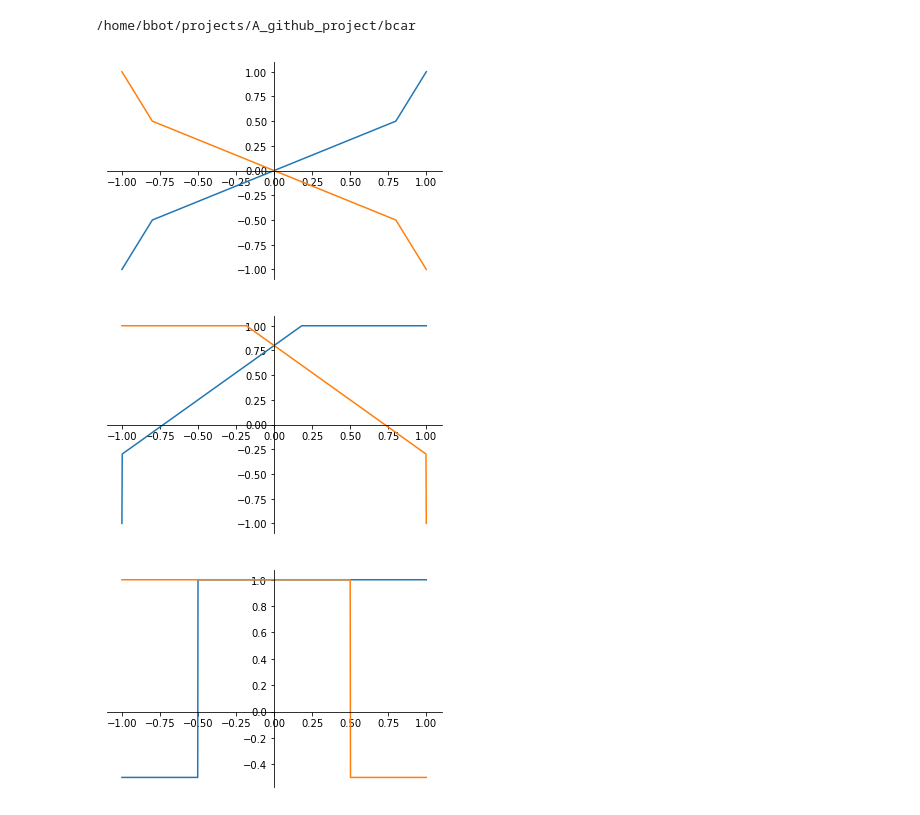
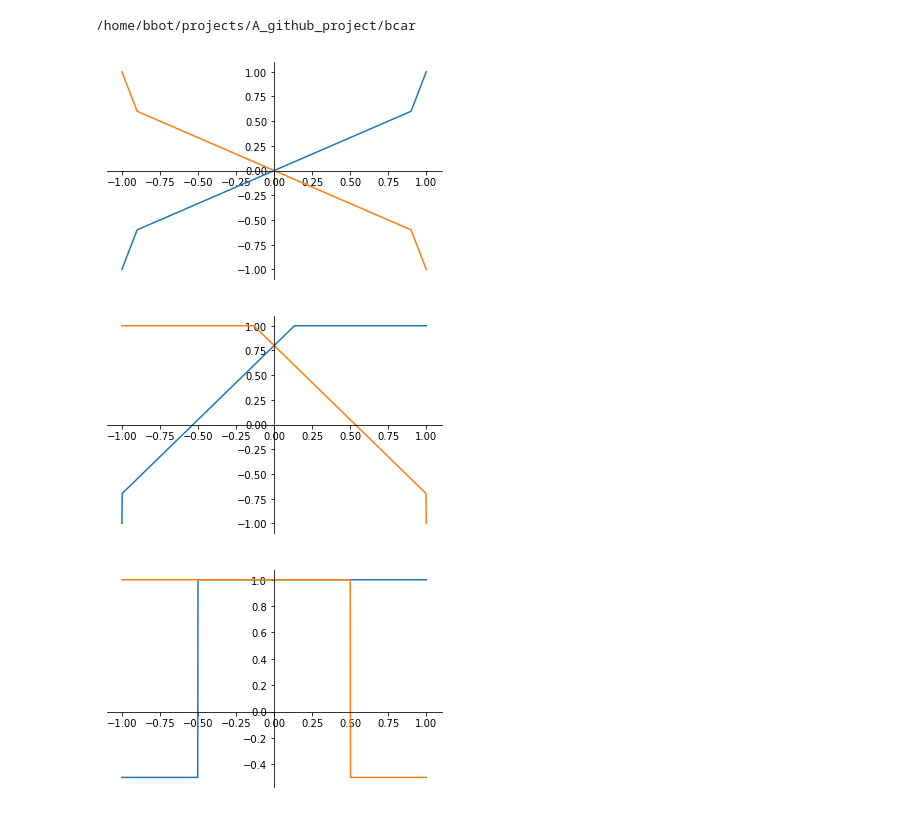
Before and after one commit to youyoubilly/billiocar, a Jupyter notebook: notebook/adjuster_demo.ipynb, the cells around one changed output. Saved outputs shown, nothing was run; the diff lists cells and outputs as text; code cells hidden in the pictures.

```diff
--- a/notebook/adjuster_demo.ipynb
+++ b/notebook/adjuster_demo.ipynb
@@ -32,9 +32,9 @@ def draw_adjust_axes(adj_x=1, adj_y=1):
     ax.spines['right'].set_visible(False)
 #     ax.grid()
 # %%
-draw_adjust_axes(0.8, 0.5)
+draw_adjust_axes(0.9, 0.6)
 # %% [output]
-[figure, old version]
+[figure, new version]
 # %%
 def draw_steer(center_y=1, peak_y=-1):
     xVal = np.linspace(-1,1,1001)
@@ -56,9 +56,9 @@ def draw_steer(center_y=1, peak_y=-1):
     ax.spines['right'].set_visible(False)
 #     ax.grid()
 # %%
-draw_steer(center_y=0.8, peak_y=-0.3)
+draw_steer(center_y=0.8, peak_y=-0.7)
 # %% [output]
-[figure, old version]
+[figure, new version]
 # %%
 def draw_steer2(adj_x=0.2, peak_y1=1, peak_y2=-1):
     xVal = np.linspace(-1,1,1001)
```
Also changed, not shown: 6 other files.
